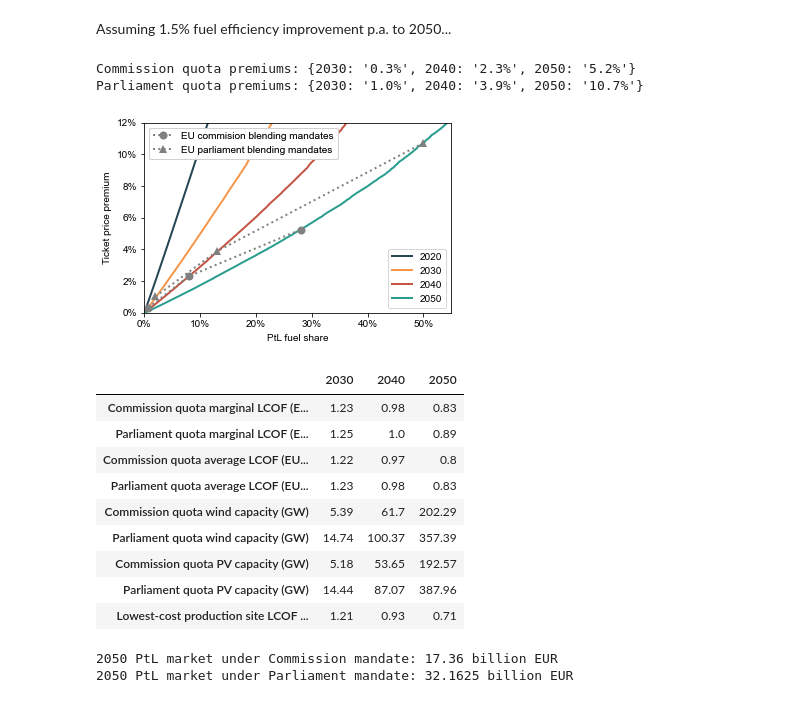
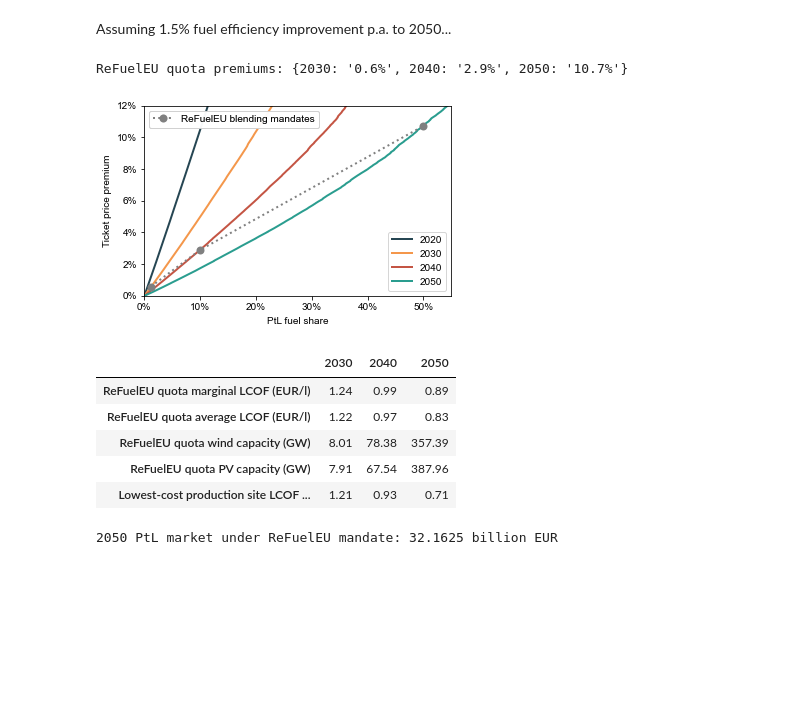
Before and after one commit to kwdseymour/EuroSAFs, a Jupyter notebook: scripts/analysis/cost_curve.ipynb, the cells around one changed output. Cells and saved outputs as stored; diff of their text form; code cells hidden in the pictures; blank space fills up the shorter version.

Commit message:
Condense ReFuelEU quotas

```diff
--- a/scripts/analysis/cost_curve.ipynb
+++ b/scripts/analysis/cost_curve.ipynb
@@ -280,10 +280,8 @@ for j,(land_types,title) in enumerate(zip(scenarios,titles)):
 # %% [markdown]
 Assuming 1.5% fuel efficiency improvement p.a. to 2050...
 # %%
-commission_quotas = [0.7, 8, 28] #2030,2040,2050
-commission_quota_premiums = []
-parliament_quotas = [2, 13, 50] #2030,2040,2050
-parliament_quota_premiums = []
+refueleu_quotas = [1.2, 10, 50] #2030,2040,2050
+refueleu_quota_premiums = []
 
 fig,ax = plt.subplots(figsize=(5.5,3.5))
 
@@ -291,63 +289,51 @@ for i,year in enumerate([2020,2030,2040,2050]):
     production_potential = calculate_production_potential(results[year],[0,18,32])
     cost_curve = calculate_cost_curve(production_potential)
     cost_curve['fuel_share'] = cost_curve['production_liters_cumsum']/EU32_fuel_demand_liters
     cost_curve['LCOF_blend'] = cost_curve['fuel_share']*cost_curve['LCOF_liter'] + (1-cost_curve['fuel_share'])*fossil_kerosene_price
 
     # This assumes annual fuel efficiency improvement of 1.5%
     cost_curve['ticket_premium'] = (((0.985**(year-2020))*cost_curve['LCOF_blend'] + 3*fossil_kerosene_price)/((0.985**(year-2020))*fossil_kerosene_price + 3*fossil_kerosene_price) - 1)*100
 
     ax.plot(cost_curve['fuel_share']*100,cost_curve['ticket_premium'], label=year)
     if i>0:
-        commission_quota_premiums.append(cost_curve.iloc[abs(cost_curve['fuel_share']*100 - commission_quotas[i-1]).argmin()]['ticket_premium'])
-        parliament_quota_premiums.append(cost_curve.iloc[abs(cost_curve['fuel_share']*100 - parliament_quotas[i-1]).argmin()]['ticket_premium'])
+        refueleu_quota_premiums.append(cost_curve.iloc[abs(cost_curve['fuel_share']*100 - refueleu_quotas[i-1]).argmin()]['ticket_premium'])
 
 
-ax.plot(commission_quotas, commission_quota_premiums, marker='o', c='grey', alpha=1, markeredgewidth=0.0, markersize=8, linestyle=':', label='EU commision blending mandates')
-ax.plot(parliament_quotas, parliament_quota_premiums, marker='^', c='grey', alpha=1, markeredgewidth=0.0, markersize=8, linestyle=':', label='EU parliament blending mandates')
+ax.plot(refueleu_quotas, refueleu_quota_premiums, marker='o', c='grey', alpha=1, markeredgewidth=0.0, markersize=8, linestyle=':', label='ReFuelEU blending mandates')
 
 ax.set_ylim(0,12)
 ax.set_xlim(0,55)
 
 ax.set_ylabel('Ticket price premium', labelpad=5)
 ax.xaxis.set_major_formatter(StrMethodFormatter('{x:.0f}%'))
 ax.yaxis.set_major_formatter(StrMethodFormatter('{x:.0f}%'))
 
 ax.set_xlabel('PtL fuel share', labelpad=5)
 
 
 lines = ax.get_lines()
 legend1 = ax.legend([lines[i] for i in [0,1,2,3]], [2020,2030,2040,2050], loc='lower right')
-legend2 = ax.legend([lines[i] for i in [4,5]], ['EU commision blending mandates','EU parliament blending mandates'], loc='upper left')
+legend2 = ax.legend([lines[i] for i in [4]], ['ReFuelEU blending mandates'], loc='upper left')
 ax.add_artist(legend1)
 ax.add_artist(legend2)
 
 plt.savefig('../../gfx/ticket_premium_curve.png', bbox_inches='tight',dpi=400);
-print('Commission quota premiums:',{year:f'{round(x,1)}%' for year,x in zip([2030,2040,2050],commission_quota_premiums)})
-print('Parliament quota premiums:',{year:f'{round(x,1)}%' for year,x in zip([2030,2040,2050],parliament_quota_premiums)})
+print('ReFuelEU quota premiums:',{year:f'{round(x,1)}%' for year,x in zip([2030,2040,2050],refueleu_quota_premiums)})
 # %% [output]
-Commission quota premiums: {2030: '0.3%', 2040: '2.3%', 2050: '5.2%'}
-Parliament quota premiums: {2030: '1.0%', 2040: '3.9%', 2050: '10.7%'}
+ReFuelEU quota premiums: {2030: '0.6%', 2040: '2.9%', 2050: '10.7%'}
-[figure, old version]
+[figure, new version]
 # %%
 quota_summary_df = pd.DataFrame(index=[
-    'Commission quota marginal LCOF (EUR/l)',
-    'Parliament quota marginal LCOF (EUR/l)',
-    'Commission quota average LCOF (EUR/l)',
-    'Parliament quota average LCOF (EUR/l)',
-    'Commission quota wind capacity (GW)',
-    'Parliament quota wind capacity (GW)',
-    'Commission quota PV capacity (GW)',
-    'Parliament quota PV capacity (GW)',
+    'ReFuelEU quota marginal LCOF (EUR/l)',
+    'ReFuelEU quota average LCOF (EUR/l)',
+    'ReFuelEU quota wind capacity (GW)',
+    'ReFuelEU quota PV capacity (GW)',
     'Lowest-cost production site LCOF (EUR/l)',
     ], columns=[2030,2040,2050])
-commission_quota_marginal_lcofs = {}
-commission_quota_average_lcofs  = {}
-commission_quota_wind_capacity  = {}
-commission_quota_PV_capacity  = {}
-parliament_quota_marginal_lcofs = {}
-parliament_quota_average_lcofs  = {}
-parliament_quota_wind_capacity  = {}
-parliament_quota_PV_capacity  = {}
+refueleu_quota_marginal_lcofs = {}
+refueleu_quota_average_lcofs  = {}
+refueleu_quota_wind_capacity  = {}
+refueleu_quota_PV_capacity  = {}
 minimum_lcof = {}
 for i,year in enumerate(quota_summary_df.columns):
     production_potential = calculate_production_potential(results[year],[0,18,32])
@@ -355,36 +341,24 @@ for i,year in enumerate(quota_summary_df.columns):
     cost_curve = calculate_cost_curve(production_potential)
     cost_curve['fuel_share'] = cost_curve['production_liters_cumsum']/EU32_fuel_demand_liters*100
 
-    quota_summary_df.loc['Commission quota marginal LCOF (EUR/l)',year] = round(cost_curve.iloc[abs(cost_curve['fuel_share'] - commission_quotas[i]).argmin()]['LCOF_liter'],2)
-    quota_summary_df.loc['Parliament quota marginal LCOF (EUR/l)',year] = round(cost_curve.iloc[abs(cost_curve['fuel_share'] - parliament_quotas[i]).argmin()]['LCOF_liter'],2)
+    quota_summary_df.loc['ReFuelEU quota marginal LCOF (EUR/l)',year] = round(cost_curve.iloc[abs(cost_curve['fuel_share'] - refueleu_quotas[i]).argmin()]['LCOF_liter'],2)
 
-    df = cost_curve.loc[cost_curve['fuel_share']<=commission_quotas[i]]
-    quota_summary_df.loc['Commission quota average LCOF (EUR/l)',year] = round((df['LCOF_liter']*df['production_liters']).sum()/df['production_liters'].sum(),2)
-    quota_summary_df.loc['Commission quota wind capacity (GW)',year] = round(sum(df['wind_capacity_MW']*df['plants'])/1e3,2)
-    quota_summary_df.loc['Commission quota PV capacity (GW)',year] = round(sum(df['PV_capacity_MW']*df['plants'])/1e3,2)
-
-    df = cost_curve.loc[cost_curve['fuel_share']<=parliament_quotas[i]]
-    quota_summary_df.loc['Parliament quota average LCOF (EUR/l)',year] = round((df['LCOF_liter']*df['production_liters']).sum()/df['production_liters'].sum(),2)
-    quota_summary_df.loc['Parliament quota wind capacity (GW)',year] = round(sum(df['wind_capacity_MW']*df['plants'])/1e3,2)
-    quota_summary_df.loc['Parliament quota PV capacity (GW)',year] = round(sum(df['PV_capacity_MW']*df['plants'])/1e3,2)
+    df = cost_curve.loc[cost_curve['fuel_share']<=refueleu_quotas[i]]
+    quota_summary_df.loc['ReFuelEU quota average LCOF (EUR/l)',year] = round((df['LCOF_liter']*df['production_liters']).sum()/df['production_liters'].sum(),2)
+    quota_summary_df.loc['ReFuelEU quota wind capacity (GW)',year] = round(sum(df['wind_capacity_MW']*df['plants'])/1e3,2)
+    quota_summary_df.loc['ReFuelEU quota PV capacity (GW)',year] = round(sum(df['PV_capacity_MW']*df['plants'])/1e3,2)
 
 quota_summary_df
 # %% [output]
 |  | 2030 | 2040 | 2050 |
-| Commission quota marginal LCOF (E... | 1.23 | 0.98 | 0.83 |
-| Parliament quota marginal LCOF (E... | 1.25 | 1.0 | 0.89 |
-| Commission quota average LCOF (EU... | 1.22 | 0.97 | 0.8 |
-| Parliament quota average LCOF (EU... | 1.23 | 0.98 | 0.83 |
-| Commission quota wind capacity (GW) | 5.39 | 61.7 | 202.29 |
-| Parliament quota wind capacity (GW) | 14.74 | 100.37 | 357.39 |
-| Commission quota PV capacity (GW) | 5.18 | 53.65 | 192.57 |
-| Parliament quota PV capacity (GW) | 14.44 | 87.07 | 387.96 |
+| ReFuelEU quota marginal LCOF (EUR/l) | 1.24 | 0.99 | 0.89 |
+| ReFuelEU quota average LCOF (EUR/l) | 1.22 | 0.97 | 0.83 |
+| ReFuelEU quota wind capacity (GW) | 8.01 | 78.38 | 357.39 |
+| ReFuelEU quota PV capacity (GW) | 7.91 | 67.54 | 387.96 |
 | Lowest-cost production site LCOF ... | 1.21 | 0.93 | 0.71 |
 # %%
-print('2050 PtL market under Commission mandate:', quota_summary_df.loc['Commission quota average LCOF (EUR/l)',2050]*EU32_fuel_demand_liters*commission_quotas[2]/100/1e9, 'billion EUR')
-print('2050 PtL market under Parliament mandate:', quota_summary_df.loc['Parliament quota average LCOF (EUR/l)',2050]*EU32_fuel_demand_liters*parliament_quotas[2]/100/1e9, 'billion EUR')
+print('2050 PtL market under ReFuelEU mandate:', quota_summary_df.loc['ReFuelEU quota average LCOF (EUR/l)',2050]*EU32_fuel_demand_liters*refueleu_quotas[2]/100/1e9, 'billion EUR')
 # %% [output]
-2050 PtL market under Commission mandate: 17.36 billion EUR
-2050 PtL market under Parliament mandate: 32.1625 billion EUR
+2050 PtL market under ReFuelEU mandate: 32.1625 billion EUR
 # %%
 premium_df = quota_summary_df.loc[[
```
Also changed, not shown: parts of 2 cells of this notebook, 1 other file.
